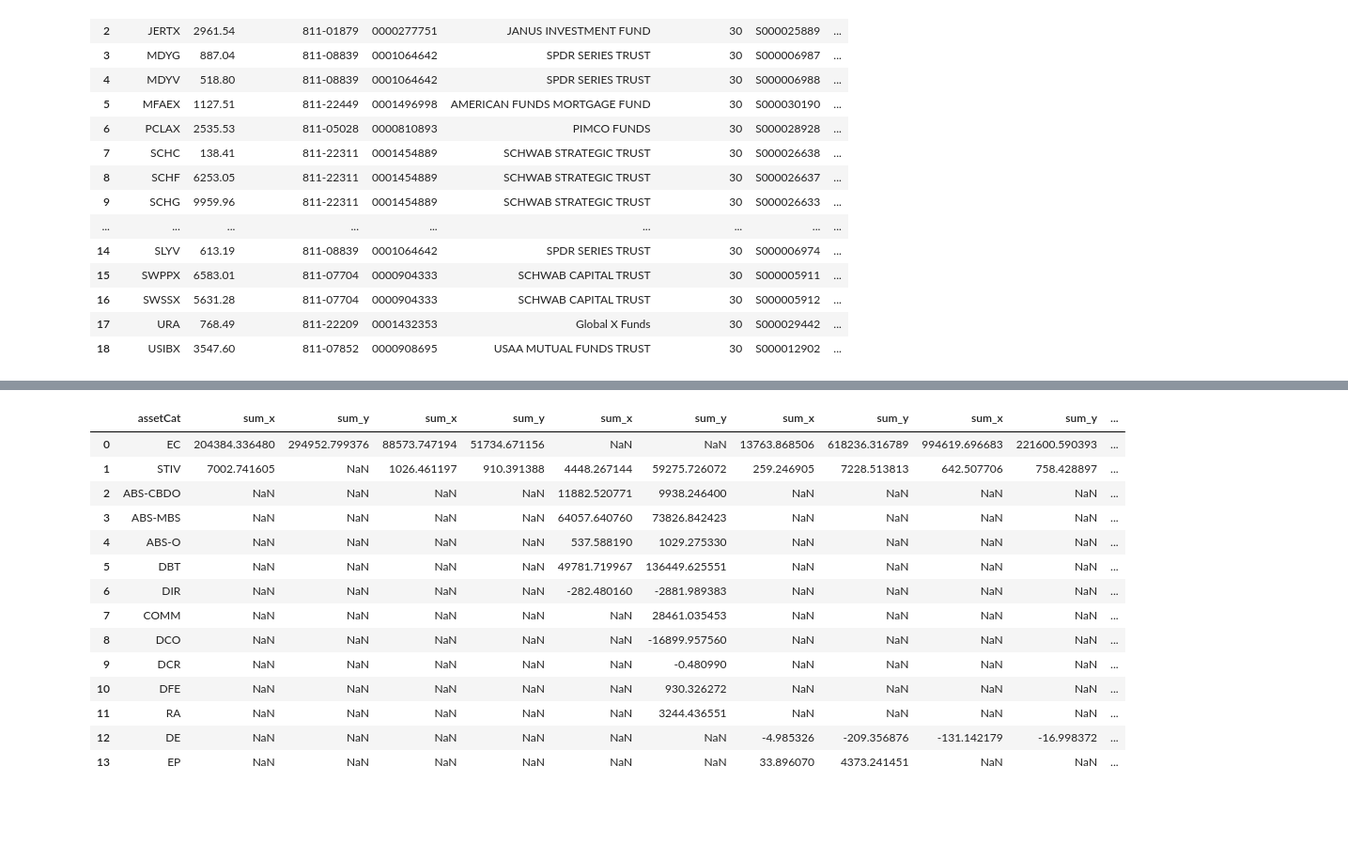
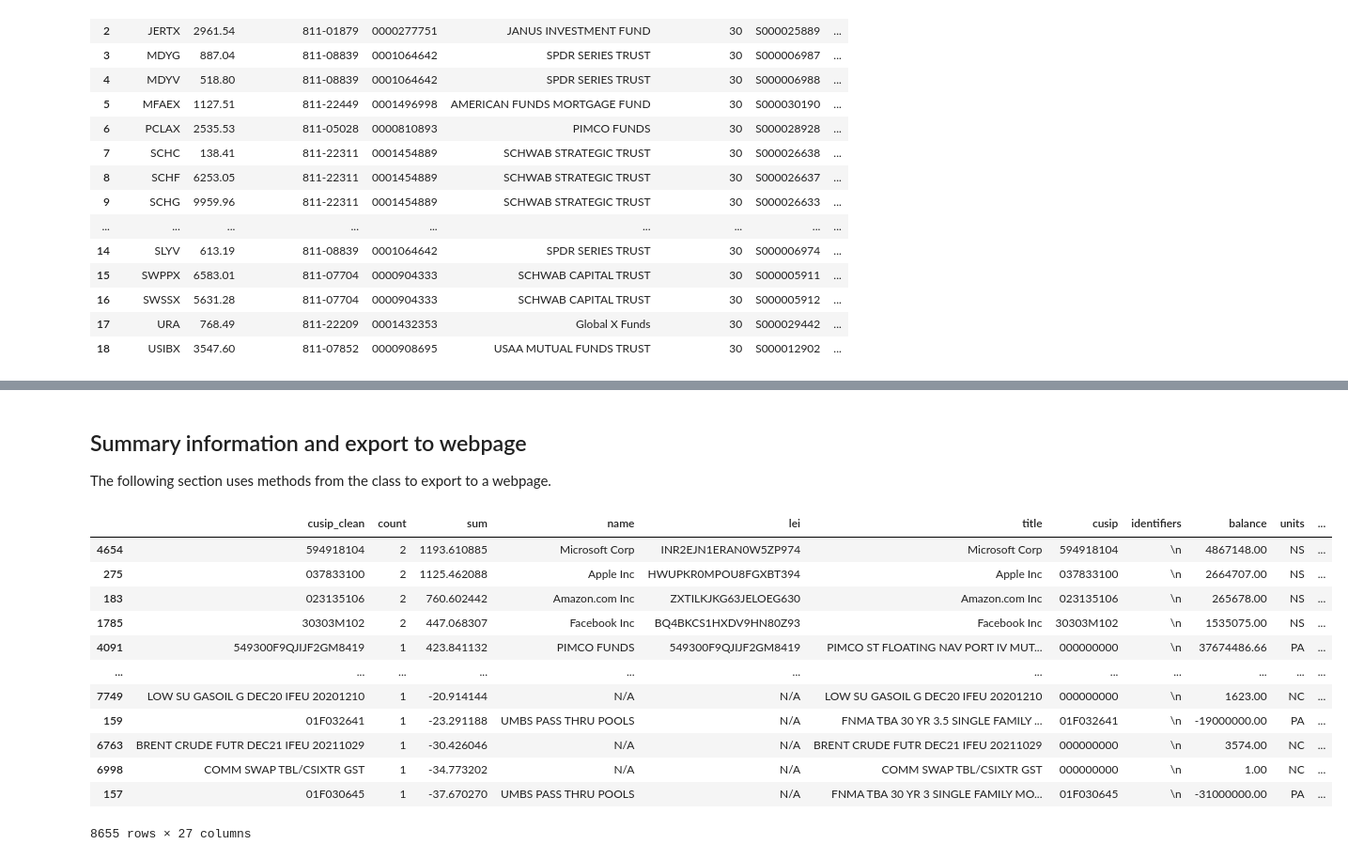
Before and after one commit to Polkaguy/SEC-NPORT-scrape, a Jupyter notebook: 05-Compare Holdings.ipynb, the cells around one changed output, grey strips where cells are left out. Shown at 94% size. Saved outputs shown, nothing was run; the diff lists cells and outputs as text; code cells hidden in the pictures; blank space fills up the shorter version.

Commit message:
Fixed 05 Can now give summary results

```diff
--- a/05-Compare Holdings.ipynb
+++ b/05-Compare Holdings.ipynb
@@ -362,18 +344,27 @@ Name: series_id, dtype: int64
-# %%
-holds.assetCat_amount
-# %% [output]
-|  | assetCat | sum_x | sum_y | sum_x | sum_y | sum_x | sum_y | sum_x | sum_y | sum_x | sum_y | ... |
-| 0 | EC | 204384.336480 | 294952.799376 | 88573.747194 | 51734.671156 | NaN | NaN | 13763.868506 | 618236.316789 | 994619.696683 | 221600.590393 | ... |
-| 1 | STIV | 7002.741605 | NaN | 1026.461197 | 910.391388 | 4448.267144 | 59275.726072 | 259.246905 | 7228.513813 | 642.507706 | 758.428897 | ... |
-| 2 | ABS-CBDO | NaN | NaN | NaN | NaN | 11882.520771 | 9938.246400 | NaN | NaN | NaN | NaN | ... |
-| 3 | ABS-MBS | NaN | NaN | NaN | NaN | 64057.640760 | 73826.842423 | NaN | NaN | NaN | NaN | ... |
-| 4 | ABS-O | NaN | NaN | NaN | NaN | 537.588190 | 1029.275330 | NaN | NaN | NaN | NaN | ... |
-| 5 | DBT | NaN | NaN | NaN | NaN | 49781.719967 | 136449.625551 | NaN | NaN | NaN | NaN | ... |
-| 6 | DIR | NaN | NaN | NaN | NaN | -282.480160 | -2881.989383 | NaN | NaN | NaN | NaN | ... |
-| 7 | COMM | NaN | NaN | NaN | NaN | NaN | 28461.035453 | NaN | NaN | NaN | NaN | ... |
-| 8 | DCO | NaN | NaN | NaN | NaN | NaN | -16899.957560 | NaN | NaN | NaN | NaN | ... |
-| 9 | DCR | NaN | NaN | NaN | NaN | NaN | -0.480990 | NaN | NaN | NaN | NaN | ... |
-| 10 | DFE | NaN | NaN | NaN | NaN | NaN | 930.326272 | NaN | NaN | NaN | NaN | ... |
-| 11 | RA | NaN | NaN | NaN | NaN | NaN | 3244.436551 | NaN | NaN | NaN | NaN | ... |
-| 12 | DE | NaN | NaN | NaN | NaN | NaN | NaN | -4.985326 | -209.356876 | -131.142179 | -16.998372 | ... |
-| 13 | EP | NaN | NaN | NaN | NaN | NaN | NaN | 33.896070 | 4373.241451 | NaN | NaN | ... |
+# %% [markdown]
+## Summary information and export to webpage
+
+The following section uses methods from the class to export to a webpage.
+# %%
+cusips = holds.all_NPORT.fillna(0).groupby('cusip_clean',as_index=False)['PortfolioValue'].agg(['count','sum'])
+
+# Get just the first record for CUSIPS that are duplicated.
+# This prevents an accidental one to many join.
+mask = ~holds.all_NPORT['cusip_clean'].duplicated()
+
+cusips = cusips.merge(holds.all_NPORT[mask],on='cusip_clean')
+cusips.sort_values('sum',ascending=False)
+# %% [output]
+|  | cusip_clean | count | sum | name | lei | title | cusip | identifiers | balance | units | ... |
+| 4654 | 594918104 | 2 | 1193.610885 | Microsoft Corp | INR2EJN1ERAN0W5ZP974 | Microsoft Corp | 594918104 | \n | 4867148.00 | NS | ... |
+| 275 | 037833100 | 2 | 1125.462088 | Apple Inc | HWUPKR0MPOU8FGXBT394 | Apple Inc | 037833100 | \n | 2664707.00 | NS | ... |
+| 183 | 023135106 | 2 | 760.602442 | Amazon.com Inc | ZXTILKJKG63JELOEG630 | Amazon.com Inc | 023135106 | \n | 265678.00 | NS | ... |
+| 1785 | 30303M102 | 2 | 447.068307 | Facebook Inc | BQ4BKCS1HXDV9HN80Z93 | Facebook Inc | 30303M102 | \n | 1535075.00 | NS | ... |
+| 4091 | 549300F9QJIJF2GM8419 | 1 | 423.841132 | PIMCO FUNDS | 549300F9QJIJF2GM8419 | PIMCO ST FLOATING NAV PORT IV MUT... | 000000000 | \n | 37674486.66 | PA | ... |
+| ... | ... | ... | ... | ... | ... | ... | ... | ... | ... | ... | ... |
+| 7749 | LOW SU GASOIL G DEC20 IFEU 20201210 | 1 | -20.914144 | N/A | N/A | LOW SU GASOIL G DEC20 IFEU 20201210 | 000000000 | \n | 1623.00 | NC | ... |
+| 159 | 01F032641 | 1 | -23.291188 | UMBS PASS THRU POOLS | N/A | FNMA TBA 30 YR 3.5 SINGLE FAMILY ... | 01F032641 | \n | -19000000.00 | PA | ... |
+| 6763 | BRENT CRUDE FUTR DEC21 IFEU 20211029 | 1 | -30.426046 | N/A | N/A | BRENT CRUDE FUTR DEC21 IFEU 20211029 | 000000000 | \n | 3574.00 | NC | ... |
+| 6998 | COMM SWAP TBL/CSIXTR GST | 1 | -34.773202 | N/A | N/A | COMM SWAP TBL/CSIXTR GST | 000000000 | \n | 1.00 | NC | ... |
+| 157 | 01F030645 | 1 | -37.670270 | UMBS PASS THRU POOLS | N/A | FNMA TBA 30 YR 3 SINGLE FAMILY MO... | 01F030645 | \n | -31000000.00 | PA | ... |
+8655 rows × 27 columns
```
Also changed, not shown: parts of 14 cells of this notebook.
